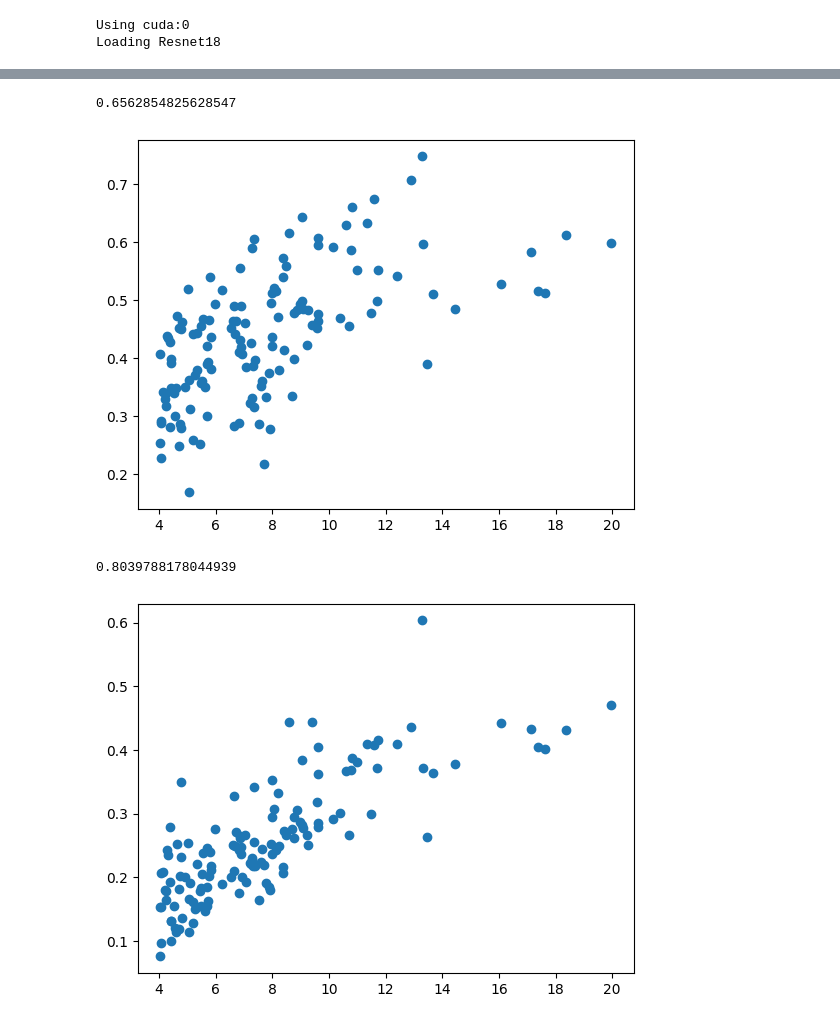
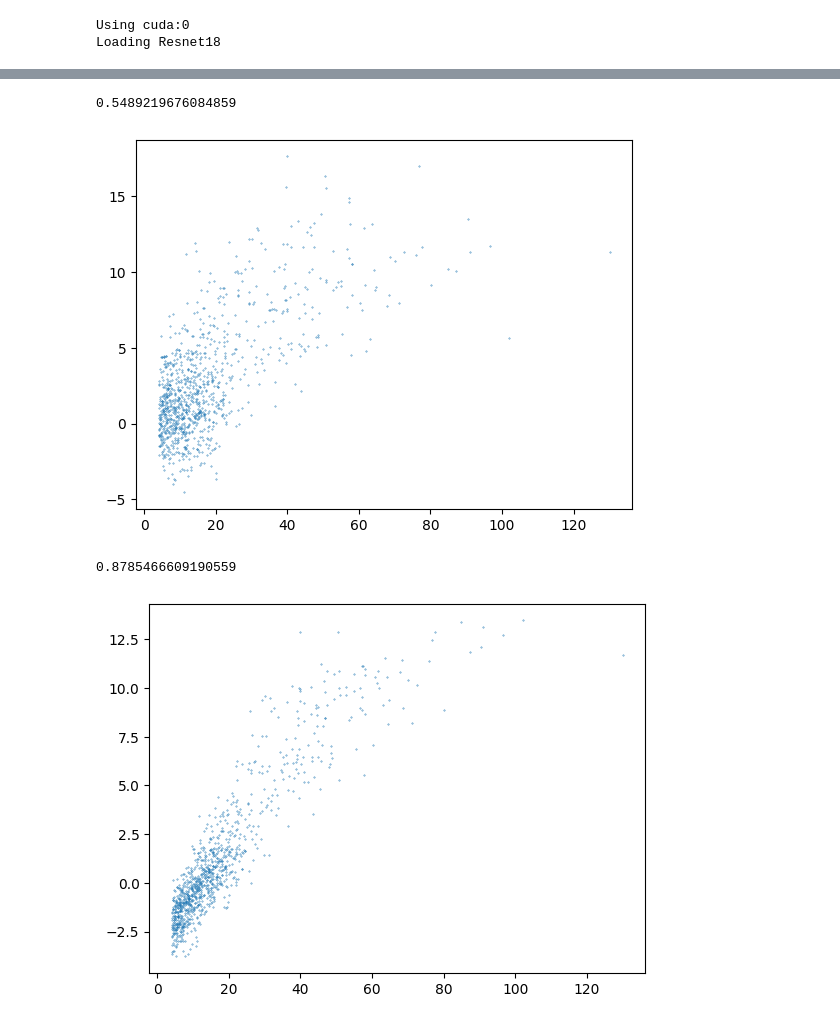
Before and after one commit to annahedstroem/eval-project, a Jupyter notebook: nbs/6-search-exceptional-imagenet.ipynb, the cells around one changed output, grey strips where cells are left out. Drawn from its saved outputs; the diff is of its cells as text; code cells hidden in the pictures.

```diff
--- a/nbs/6-search-exceptional-imagenet.ipynb
+++ b/nbs/6-search-exceptional-imagenet.ipynb
@@ -6,19 +6,19 @@ PROJ_DIR = os.path.realpath(os.path.dirname(os.path.abspath('')))
 sys.path.append(os.path.join(PROJ_DIR,'src'))
 import xai_faithfulness_experiments_lib_edits as fl
 import numpy as np
-from typing import Optional
-from tqdm import tqdm
 import captum_generator as cg
 import torch
 device = torch.device("cuda:0" if torch.cuda.is_available() else "cpu")
 print(f'Using {device}')
+
+METHOD_NAMES = ['Saliency', 'IntegratedGradients', 'InputXGradient', 'GuidedBackprop', 'Deconvolution', 'LayerGradCam', 'GuidedGradCam']
 
 ACTIVATION_THRESHOLD = 0.9
 Z_SCORE_THRESHOLD = 4
 DESIRED_EXPLANATIONS = 1000
 
 DATASET = 'imagenet'
-MODEL_NAME = 'resnet18'
+MODEL_NAME = 'resnet18-logits'
 
 # Load dataset
 if DATASET == '20newsgroups-truncated':
@@ -35,16 +35,22 @@ else:
 
 # Load model
 if DATASET == 'imagenet':
-    network = fl.load_pretrained_imagenet_model(arch = MODEL_NAME)
+    network = fl.load_pretrained_imagenet_model(arch = MODEL_NAME.replace('-logits', ''), use_logits = '-logits' in MODEL_NAME)
+    DATA_MEAN = [0.485, 0.456, 0.406]
+    DATA_STD = [0.229, 0.224, 0.225]
 elif DATASET == 'mnist':
     MODEL_PATH = os.path.join(PROJ_DIR,'assets', 'models', f'{DATASET}-{MODEL_NAME}-mlp.pth')
     network = fl.load_pretrained_mnist_model(MODEL_PATH)
+    DATA_MEAN = [0.1307]
+    DATA_STD = [0.3081]
 elif DATASET == 'cifar':
     MODEL_PATH = os.path.join(PROJ_DIR,'assets', 'models', f'{DATASET}-{MODEL_NAME}-mlp.pth')
     network = fl.load_pretrained_cifar_model(MODEL_PATH)
 elif DATASET == '20newsgroups-truncated':
     MODEL_PATH = os.path.join(PROJ_DIR,'assets', 'models', f'{DATASET}{MODEL_NAME}-mlp.pth')
     network = fl.load_pretrained_mlp_large_model(MODEL_PATH, x_train.shape[1], 20, [1000, 1000, 800, 500])
+    DATA_MEAN = [0.2675, 0.2565, 0.2761]
+    DATA_STD = [0.5071, 0.4867, 0.4408]
 else:
     raise Exception(f'ERROR: Unknown dataset {DATASET}')
 # %% [output]
@@ -53,7 +59,7 @@ Loading Resnet18
 # %%
 import pickle
 
-FILENAME = f'{DATASET}_{MODEL_NAME}_exceptionals.pkl'
+FILENAME = f'{DATASET}_{MODEL_NAME}_noise_exceptionals.pkl'
 
 if os.path.isfile(os.path.join(PROJ_DIR, 'results', FILENAME)):
     with open(os.path.join(PROJ_DIR, 'results', FILENAME), 'rb') as fIn:
@@ -127,25 +140,26 @@ else:
 # %%
-filtered = [x for x in results if x['method']==0 and x['qmean']>0.5]
-#filtered = results
+#filtered = [x for x in results if x['qmean']>0.5]
+filtered = results
+#filtered = [x for x in results if x['method']==5]
 
 from scipy.stats import spearmanr
 from matplotlib import pyplot as plt
 zindices = list(map(lambda x: (x['qmean']-x['qmean_mean'])/x['qmean_std'], filtered))
 #zindices = list(map(lambda x: x['qmean'], filtered))
 qinv = list(map(lambda x: x['qinv'], filtered))
 qbas = list(map(lambda x: x['qbas'], filtered))
 
 print(spearmanr(zindices, qinv).statistic)
-plt.scatter(zindices,  qinv)
+plt.scatter(zindices,  qinv, s=0.1)
 plt.show()
 print(spearmanr(zindices, qbas).statistic)
-plt.scatter(zindices,  qbas)
+plt.scatter(zindices,  qbas, s=0.1)
 plt.show()
 # %% [output]
-0.6562854825628547
+0.5489219676084859
-[figure, old version]
+[figure, new version]
-0.8039788178044939
+0.8785466609190559
-[figure, old version]
+[figure, new version]
 # %%
 plt.hist(zindices, bins=100)
 plt.show()
```
Also changed, not shown: parts of 6 cells of this notebook, 4 other files.
